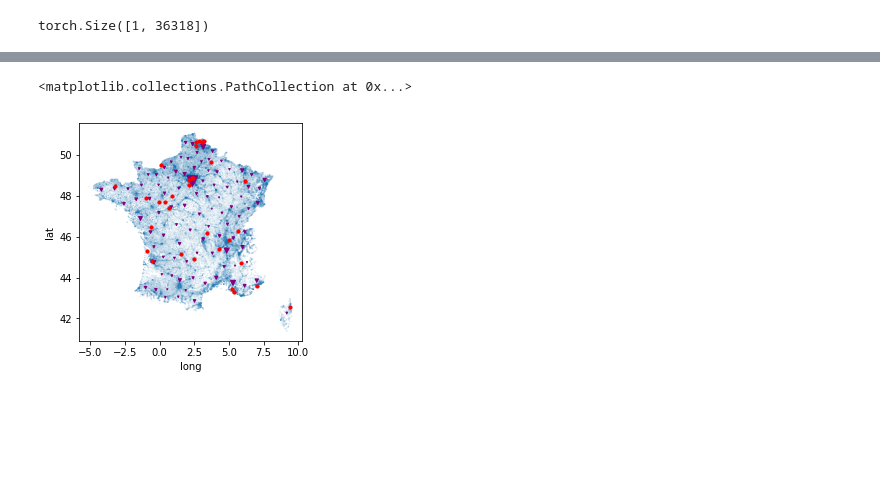
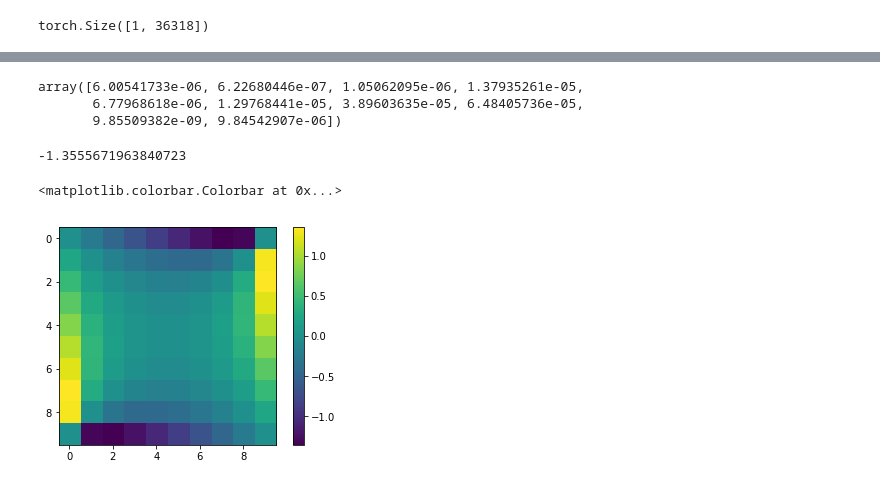
Before and after one commit to gallego-posada/gait, a Jupyter notebook: geography.ipynb, the cells around one changed output, grey strips where cells are left out. Drawn from its saved outputs; the diff is of its cells as text; code cells hidden in the pictures; blank space fills up the shorter version.

```diff
--- a/geography.ipynb
+++ b/geography.ipynb
@@ -109,8 +90,0 @@ Wall time: 1.98 ms
-# %%
-fig, ax = plt.subplots(figsize=(4, 4))
-df.plot(ax=ax, kind="scatter", x="long", y="lat", alpha=0.7, s=df.pop_2010 / (10**5));
-plt.scatter(kmeans.cluster_centers_[:, 0], kmeans.cluster_centers_[:, 1], marker='v', c='purple', s=700*aa)
-plt.scatter(sampleX[:, 0], sampleX[:, 1], s=10, c='r')
-# %% [output]
-<matplotlib.collections.PathCollection at 0x...>
-[figure, removed]
@@ -116,0 +137,12 @@ plt.scatter(sampleX[:, 0], sampleX[:, 1], s=10, c='r')
+# %%
+def sim_divergence(nu, mu, K, alpha):
+
+    Knu = K @ nu.transpose(0, 1)
+    Kmu = K @ mu.transpose(0, 1)
+
+    if alpha == 1:
+        div = nu @ torch.log(Kmu / Knu)
+    else:
+        div =   (1/(alpha - 1)) * torch.log(nu @ ((Kmu / Knu) ** alpha))
+
+    return div
@@ -117,2 +171,45 @@ plt.scatter(sampleX[:, 0], sampleX[:, 1], s=10, c='r')
+# %%
+np.array(divs).min(axis=1)
+# %% [output]
+array([6.00541733e-06, 6.22680446e-07, 1.05062095e-06, 1.37935261e-05,
+       6.77968618e-06, 1.29768441e-05, 3.89603635e-05, 6.48405736e-05,
+       9.85509382e-09, 9.84542907e-06])
+# %%
+n = 2
+r = 1
+alpha = 2
+Kn = torch.tensor([[1, np.exp(-r)], [np.exp(-r), 1]])
+
+theta = 0.1
+rho = 0.5
+
+p = torch.tensor([[theta, 1-theta]])
+q = torch.tensor([[rho, 1-rho]])
+# %%
+T, R = np.meshgrid(np.linspace(0, 1, 10), np.linspace(0, 1, 10))
+Z = np.zeros_like(T)
+W = np.zeros_like(T)
+U = np.zeros_like(T)
+# %%
+for i in range(10):
+    for j in range(10):
+        theta = T[i, j]
+        rho = R[i, j]
+        p = torch.tensor([[theta, 1-theta]])
+        q = torch.tensor([[rho, 1-rho]])
+
+        Z[i, j] = sim_divergence(q, p, Kn, alpha)
+        W[i, j] = sim_divergence(p, q, Kn, alpha)
+        U[i, j] = Z[i, j] - W[i, j]
+
+U.min()
+# %% [output]
+-1.3555671963840723
+# %%
+plt.imshow(U)
+plt.colorbar()
+# %% [output]
+<matplotlib.colorbar.Colorbar at 0x...>
+[figure, added]
 # %%
 # %% [output]
```
Also changed, not shown: parts of 23 cells of this notebook, 7 other files.
